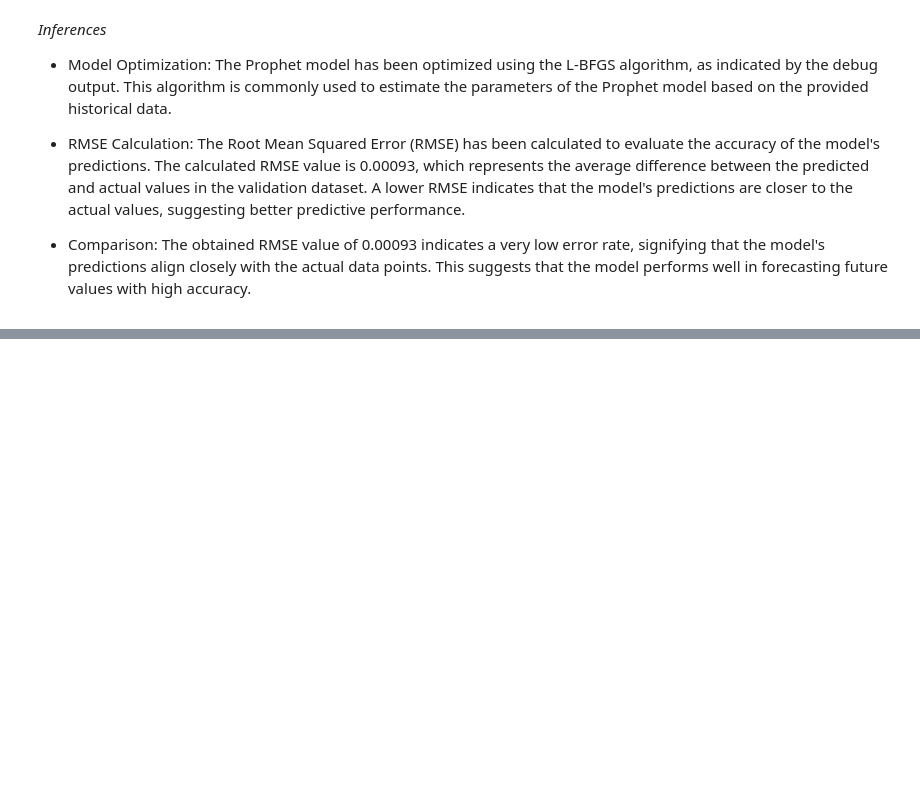
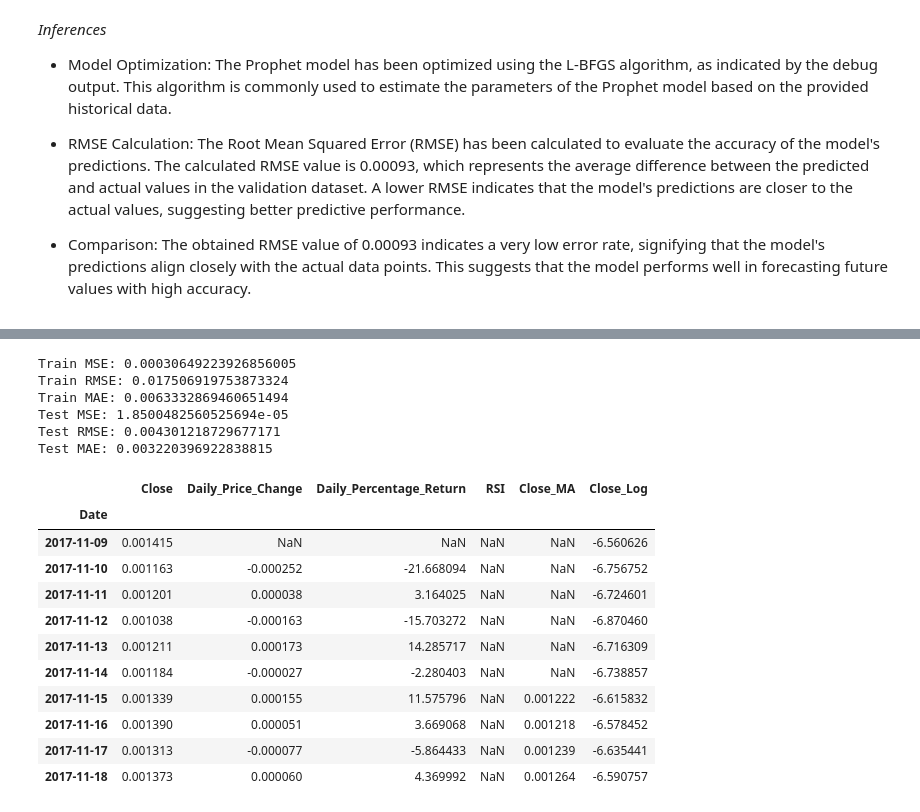
Before and after one commit to paulmachau/Dogecion-Historical-Prices, a Jupyter notebook: Dogecoin_price_prediction_LSTM.ipynb, the cells around one changed output, grey strips where cells are left out. Cells and saved outputs as stored; diff of their text form; code cells hidden in the pictures; blank space fills up the shorter version.

```diff
--- a/Dogecoin_price_prediction_LSTM.ipynb
+++ b/Dogecoin_price_prediction_LSTM.ipynb
@@ -1177,0 +1298,39 @@ Predictions shape: (2974, 22)
+# %%
+# Calculate evaluation metrics
+train_mse = mean_squared_error(y_train, train_predictions)
+train_rmse = np.sqrt(train_mse)
+train_mae = mean_absolute_error(y_train, train_predictions)
+
+test_mse = mean_squared_error(y_test, test_predictions)
+test_rmse = np.sqrt(test_mse)
+test_mae = mean_absolute_error(y_test, test_predictions)
+
+print("Train MSE:", train_mse)
+print("Train RMSE:", train_rmse)
+print("Train MAE:", train_mae)
+
+print("Test MSE:", test_mse)
+print("Test RMSE:", test_rmse)
+print("Test MAE:", test_mae)
+# %% [output]
+Train MSE: 0.00030649223926856005
+Train RMSE: 0.017506919753873324
+Train MAE: 0.0063332869460651494
+Test MSE: 1.8500482560525694e-05
+Test RMSE: 0.004301218729677171
+Test MAE: 0.003220396922838815
+# %%
+dogecoin_model_data.head(10)
+# %% [output]
+|  | Close | Daily_Price_Change | Daily_Percentage_Return | RSI | Close_MA | Close_Log |
+| Date |  |  |  |  |  |  |
+| 2017-11-09 | 0.001415 | NaN | NaN | NaN | NaN | -6.560626 |
+| 2017-11-10 | 0.001163 | -0.000252 | -21.668094 | NaN | NaN | -6.756752 |
+| 2017-11-11 | 0.001201 | 0.000038 | 3.164025 | NaN | NaN | -6.724601 |
+| 2017-11-12 | 0.001038 | -0.000163 | -15.703272 | NaN | NaN | -6.870460 |
+| 2017-11-13 | 0.001211 | 0.000173 | 14.285717 | NaN | NaN | -6.716309 |
+| 2017-11-14 | 0.001184 | -0.000027 | -2.280403 | NaN | NaN | -6.738857 |
+| 2017-11-15 | 0.001339 | 0.000155 | 11.575796 | NaN | 0.001222 | -6.615832 |
+| 2017-11-16 | 0.001390 | 0.000051 | 3.669068 | NaN | 0.001218 | -6.578452 |
+| 2017-11-17 | 0.001313 | -0.000077 | -5.864433 | NaN | 0.001239 | -6.635441 |
+| 2017-11-18 | 0.001373 | 0.000060 | 4.369992 | NaN | 0.001264 | -6.590757 |
```
Also changed, not shown: parts of 13 cells of this notebook.
